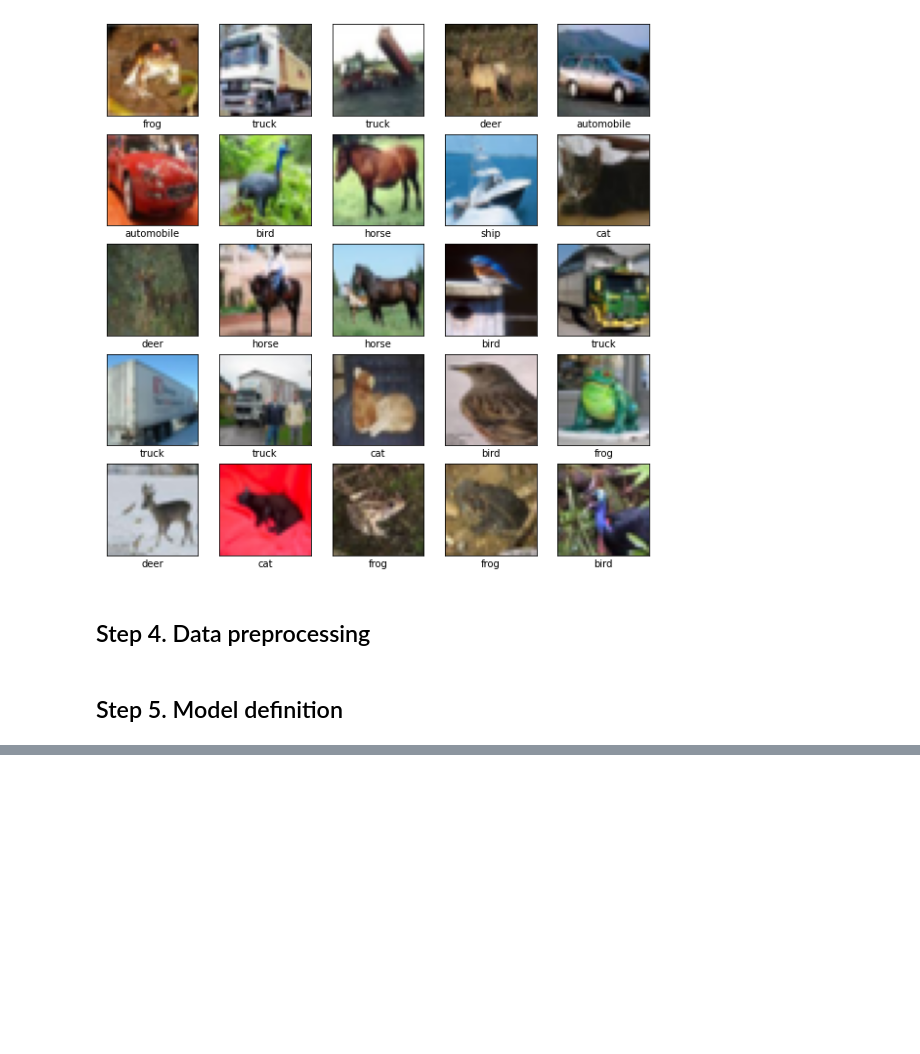
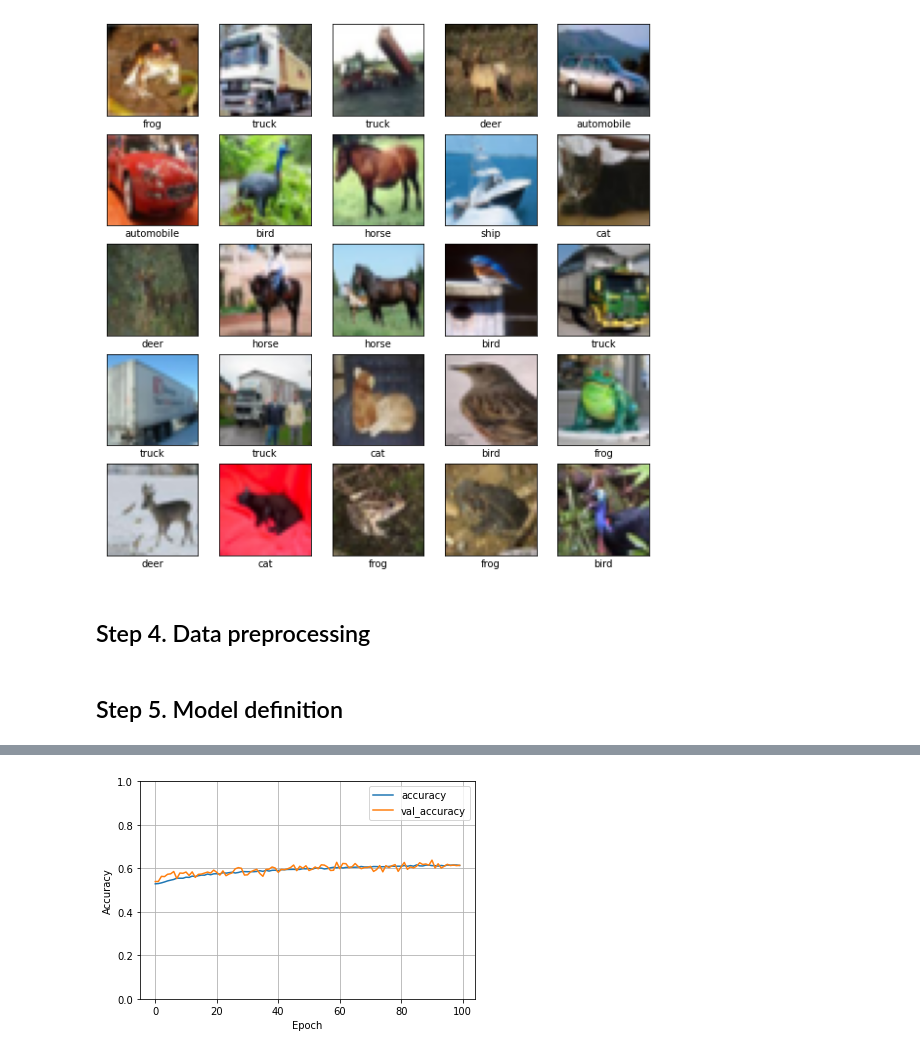
Before and after one commit to poojasaxena/tensorflow-specialization-coursera, a Jupyter notebook: course2_convolutional-neural-networks-tensorflow/04_multiclass-classifications/Course_2_Part_8_Lesson_4_Notebook_(CIFAR10).ipynb, the cells around one changed output, grey strips where cells are left out. Drawn from its saved outputs; the diff is of its cells as text; code cells hidden in the pictures; blank space fills up the shorter version.

```diff
--- a/course2_convolutional-neural-networks-tensorflow/04_multiclass-classifications/Course_2_Part_8_Lesson_4_Notebook_(CIFAR10).ipynb
+++ b/course2_convolutional-neural-networks-tensorflow/04_multiclass-classifications/Course_2_Part_8_Lesson_4_Notebook_(CIFAR10).ipynb
@@ -210,0 +211,25 @@ model.save("rps.h5")
+# %%
+model_3 = tf.keras.Sequential([
+  data_augmentation,
+  layers.Conv2D(32, (3,3), activation='relu', padding='same',input_shape=(32, 32, 3)),
+  layers.MaxPooling2D(2,2),
+  # The second convolution
+  layers.Conv2D(64, (3,3), activation='relu'),
+  layers.MaxPooling2D(2,2),
+  # The third convolution
+  layers.Conv2D(64, (3,3), activation='relu'),
+  layers.MaxPooling2D(2,2),
+  # Flatten the results to feed into a DNN
+  layers.Flatten(),
+  tf.keras.layers.Dropout(0.1),
+  # 512 neuron hidden layer
+  layers.Dense(512, activation='relu'),
+  layers.Dense(10, activation='softmax')
+])
+# %%
+model_3.compile(optimizer='adam',
+              loss=tf.keras.losses.SparseCategoricalCrossentropy(from_logits=True),
+              metrics=['accuracy'])
+
+history = model_3.fit(train_images, train_labels, epochs=100,
+                    validation_data=(test_images, test_labels))
@@ -210,0 +254,10 @@ model.save("rps.h5")
+# %%
+plt.plot(history.history['accuracy'], label='accuracy')
+plt.plot(history.history['val_accuracy'], label = 'val_accuracy')
+plt.xlabel('Epoch')
+plt.grid(True)
+plt.ylabel('Accuracy')
+plt.ylim([0, 1])
+plt.legend()
+test_loss, test_acc = model_wo.evaluate(test_images,  test_labels, verbose=2)
+# %% [output]
@@ -210,0 +265 @@ model.save("rps.h5")
+[figure, added]
```
Also changed, not shown: parts of 9 cells of this notebook.
